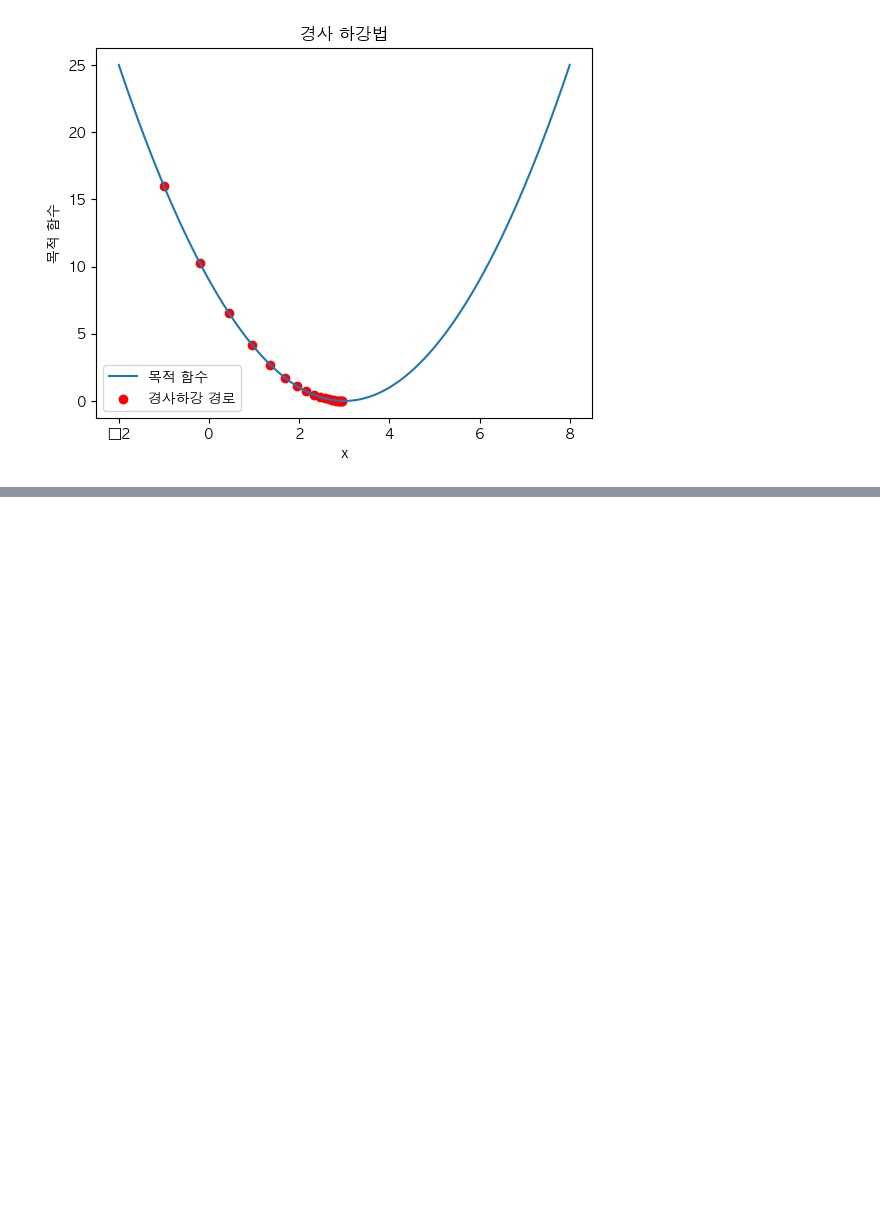
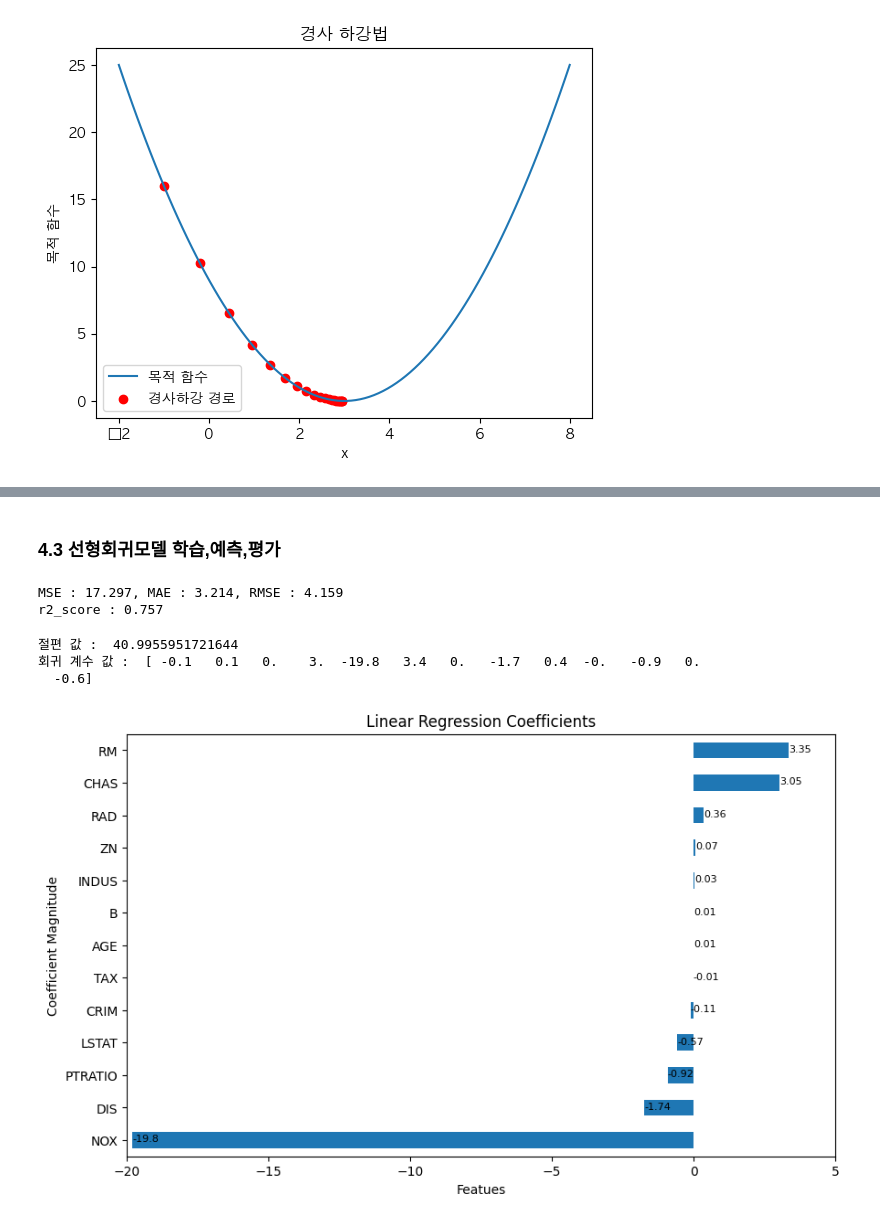
Before and after one commit to Minsoo0405/ML, a Jupyter notebook: machinelearning_guide/07week(Regression).ipynb, the cells around one changed output, grey strips where cells are left out. Cells and saved outputs as stored; diff of their text form; code cells hidden in the pictures; blank space fills up the shorter version.

```diff
--- a/machinelearning_guide/07week(Regression).ipynb
+++ b/machinelearning_guide/07week(Regression).ipynb
@@ -84,0 +136,56 @@ plot_gradient_descent(learning_rate, initial_x, num_iterations)
+# %% [markdown]
+### 4.3 선형회귀모델 학습,예측,평가
+# %%
+from sklearn.model_selection import train_test_split
+from sklearn.linear_model import LinearRegression
+from sklearn.metrics import mean_squared_error, mean_absolute_error, r2_score
+
+# 독립변수, 종속변수 생성
+y_target = boston_df["PRICE"]
+X_data = boston_df.drop(["PRICE"], axis=1, inplace=False)
+
+# 훈련, 학습 데이터셋 분리
+X_train, X_test, y_train, y_test = train_test_split(X_data, y_target, test_size=0.3,
+                                                    random_state=156)
+
+# 선형회귀 학습/예측/평가 수행
+lr = LinearRegression()
+lr.fit(X_train, y_train)
+
+y_pred = lr.predict(X_test)
+
+mse = mean_squared_error(y_test, y_pred)
+mae = mean_absolute_error(y_test, y_pred)
+rmse = np.sqrt(mse)
+r2 = r2_score(y_test, y_pred)
+
+print("MSE : {0:.3f}, MAE : {1:.3f}, RMSE : {2:.3f}".format(mse,mae,rmse))
+print("r2_score : {0:.3f}".format(r2))
+# %% [output]
+MSE : 17.297, MAE : 3.214, RMSE : 4.159
+r2_score : 0.757
+# %%
+print("절편 값 : ", lr.intercept_)
+print("회귀 계수 값 : ", np.round(lr.coef_,1))
+# %% [output]
+절편 값 :  40.9955951721644
+회귀 계수 값 :  [ -0.1   0.1   0.    3.  -19.8   3.4   0.   -1.7   0.4  -0.   -0.9   0.
+  -0.6]
+# %%
+coef = pd.Series(lr.coef_, index=boston_df.columns[:-1])
+coef_sorted = coef.sort_values(ascending=True)
+
+# 회귀계수 시각화
+plt.figure(figsize=(10, 6))
+ax = coef_sorted.plot(kind='barh')
+plt.title('Linear Regression Coefficients')
+plt.xlabel('Featues')
+plt.ylabel('Coefficient Magnitude')
+plt.xlim(-20, 5)
+
+for i in ax.patches:
+    plt.text(i.get_width(), i.get_y() + 0.2, str(round(i.get_width(), 2)), fontsize=8, color='black')
+
+plt.show()
+# %% [output]
+[figure, added]
```
Also changed, not shown: parts of 8 cells of this notebook.
